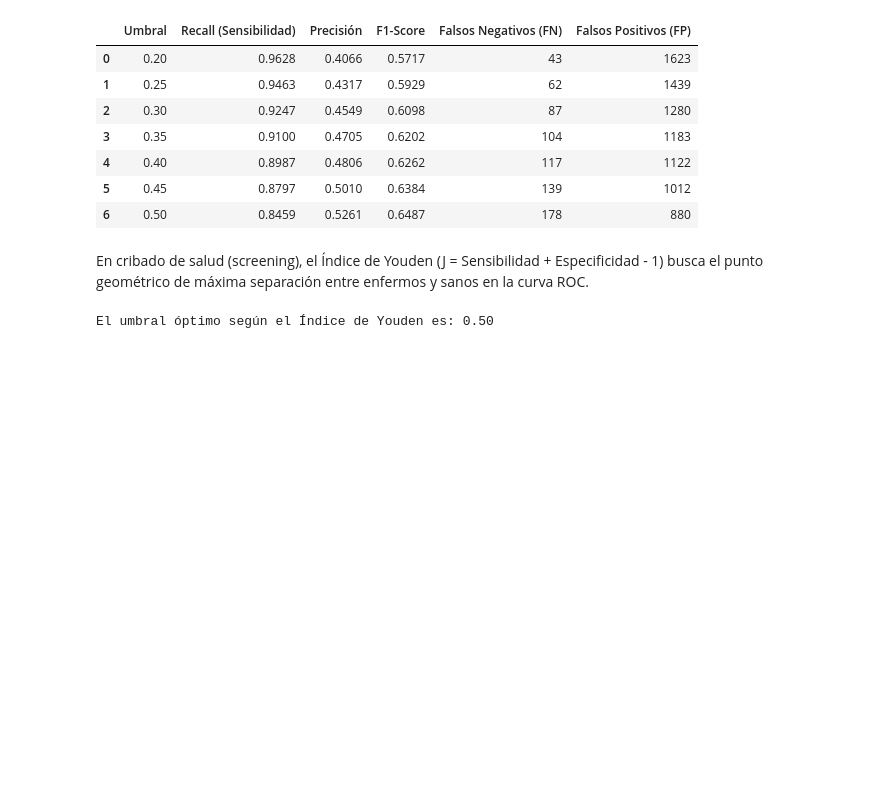
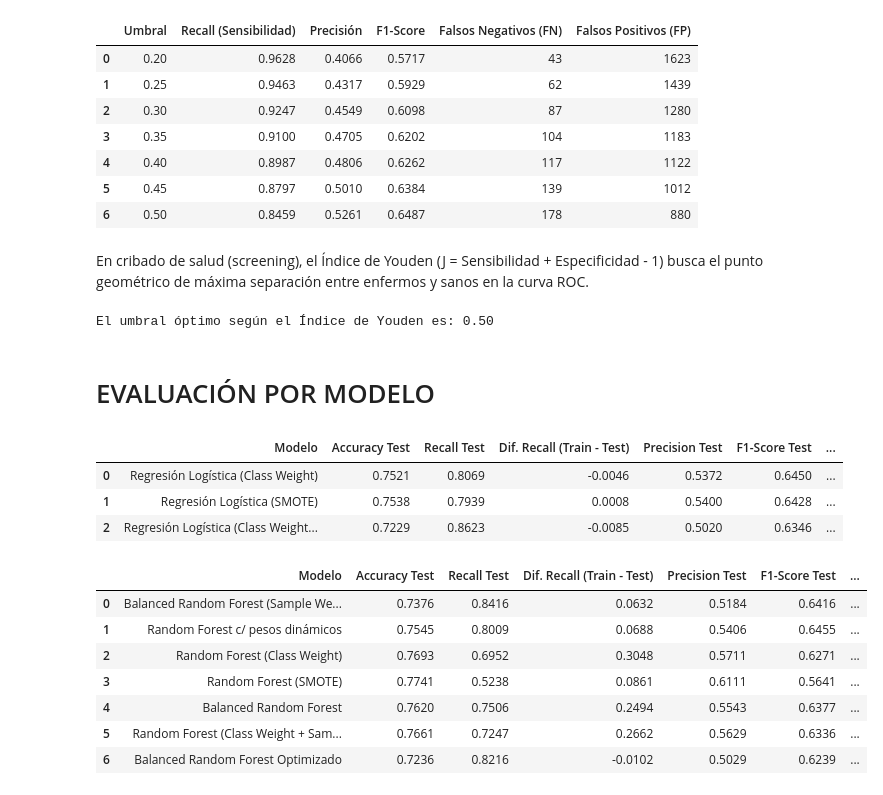
Before and after one commit to aldyvergara22-create/Hypertension-Diabetes-ML-detection, a Jupyter notebook: notebooks/05_Evaluación_Modelos_Hipertensión.ipynb, the cells around one changed output. Cells and saved outputs as stored; diff of their text form; code cells hidden in the pictures; blank space fills up the shorter version.

Commit message:
Evaluación y SHAP finalizado

```diff
--- a/notebooks/05_Evaluación_Modelos_Hipertensión.ipynb
+++ b/notebooks/05_Evaluación_Modelos_Hipertensión.ipynb
@@ -18,6 +18,8 @@ reg_log_hta_smote = joblib.load("../models/reg_log_hta_smote.joblib")
 # CARGAR LOS DATOS DE TEST
 X_test_hta = pd.read_csv("../data/processed/X_test_hta_df.csv")
 y_test_hta = pd.read_csv("../data/processed/y_test_hta.csv")
+X_train_hta = pd.read_csv("../data/processed/X_train_hta_df.csv")
+y_train_hta = pd.read_csv("../data/processed/y_train_hta.csv")
 # %% [markdown]
 # EVALUACIÓN REGRESIÓN LOGÍSTICA
 # %%
@@ -1117,3 +1306,11 @@ weighted avg     0.8115    0.7444    0.7571      4139
 
 ROC-AUC Score: 0.8356
 [figure]
+# %%
+from sklearn.metrics import recall_score, roc_auc_score
+
+recall_train = recall_score(y_train_hta, xgb_hta_opt.predict(X_train_hta))
+recall_test = recall_score(y_test_hta, xgb_hta_opt.predict(X_test_hta))
+
+print(f"Recall train: {recall_train:.4f} | Recall test: {recall_test:.4f}")
+print(f"Diferencia: {abs(recall_train - recall_test):.4f}")
@@ -1171,3 +1371,5 @@ opt_threshold = thresholds[opt_idx]
 print(f"El umbral óptimo según el Índice de Youden es: {opt_threshold:.2f}")
 # %% [output]
 El umbral óptimo según el Índice de Youden es: 0.50
+# %% [markdown]
+# EVALUACIÓN POR MODELO
@@ -1173,0 +1453,62 @@ El umbral óptimo según el Índice de Youden es: 0.50
+# %%
+import os
+import dataframe_image as dfi
+
+# 1. Definir los modelos
+modelos_rl_hta = {
+    'Regresión Logística (Class Weight)': reg_log_hta_class_weight,
+    'Regresión Logística (Class Weight + Sample Weight)': reg_log_hta,
+    'Regresión Logística (SMOTE)': reg_log_hta_smote
+}
+
+# 2. Generar y guardar la tabla en una variable
+tabla_estilizada = generar_tabla_comparativa(modelos_rl_hta, X_train_hta, y_train_hta, X_test_hta, y_test_hta)
+
+# 3. Guardar tabla como imagen
+ruta_carpeta = '../reports/figures/results'
+
+dfi.export(
+    tabla_estilizada,
+    os.path.join(ruta_carpeta, 'comparativa_regresion_logistica.png'),
+    table_conversion="matplotlib")
+
+# 4. Mostrar en la pantalla del Notebook
+display(tabla_estilizada)
+# %% [output]
+|  | Modelo | Accuracy Test | Recall Test | Dif. Recall (Train - Test) | Precision Test | F1-Score Test | ... |
+| 0 | Regresión Logística (Class Weight) | 0.7521 | 0.8069 | -0.0046 | 0.5372 | 0.6450 | ... |
+| 1 | Regresión Logística (SMOTE) | 0.7538 | 0.7939 | 0.0008 | 0.5400 | 0.6428 | ... |
+| 2 | Regresión Logística (Class Weight... | 0.7229 | 0.8623 | -0.0085 | 0.5020 | 0.6346 | ... |
+# %%
+modelos_rf_hta = {
+    'Random Forest (Class Weight)': rf_hta_class_weight,
+    'Random Forest (Class Weight + Sample Weight)': rf_hta,
+    'Random Forest (SMOTE)': rf_smote_hta,
+    'Random Forest c/ pesos dinámicos': rf_subsample_hta,
+    'Balanced Random Forest': brf_hta,
+    'Balanced Random Forest (Sample Weight)': brf_hta_sample_weight,
+    'Balanced Random Forest Optimizado': brf_opt_gridsearch
+    }
+
+# Generar la tabla coloreada reutilizando la función
+tabla_estilizada = generar_tabla_comparativa(modelos_rf_hta, X_train_hta, y_train_hta, X_test_hta, y_test_hta)
+
+# 3. Guardar tabla como imagen
+ruta_carpeta = '../reports/figures/results'
+
+dfi.export(
+    tabla_estilizada,
+    os.path.join(ruta_carpeta, 'comparativa_random_forest.png'),
+    table_conversion="matplotlib")
+
+# 4. Mostrar en la pantalla del Notebook
+display(tabla_estilizada)
+# %% [output]
+|  | Modelo | Accuracy Test | Recall Test | Dif. Recall (Train - Test) | Precision Test | F1-Score Test | ... |
+| 0 | Balanced Random Forest (Sample We... | 0.7376 | 0.8416 | 0.0632 | 0.5184 | 0.6416 | ... |
+| 1 | Random Forest c/ pesos dinámicos | 0.7545 | 0.8009 | 0.0688 | 0.5406 | 0.6455 | ... |
+| 2 | Random Forest (Class Weight) | 0.7693 | 0.6952 | 0.3048 | 0.5711 | 0.6271 | ... |
+| 3 | Random Forest (SMOTE) | 0.7741 | 0.5238 | 0.0861 | 0.6111 | 0.5641 | ... |
+| 4 | Balanced Random Forest | 0.7620 | 0.7506 | 0.2494 | 0.5543 | 0.6377 | ... |
+| 5 | Random Forest (Class Weight + Sam... | 0.7661 | 0.7247 | 0.2662 | 0.5629 | 0.6336 | ... |
+| 6 | Balanced Random Forest Optimizado | 0.7236 | 0.8216 | -0.0102 | 0.5029 | 0.6239 | ... |
```
Also changed, not shown: parts of 23 cells of this notebook, 28 other files.
